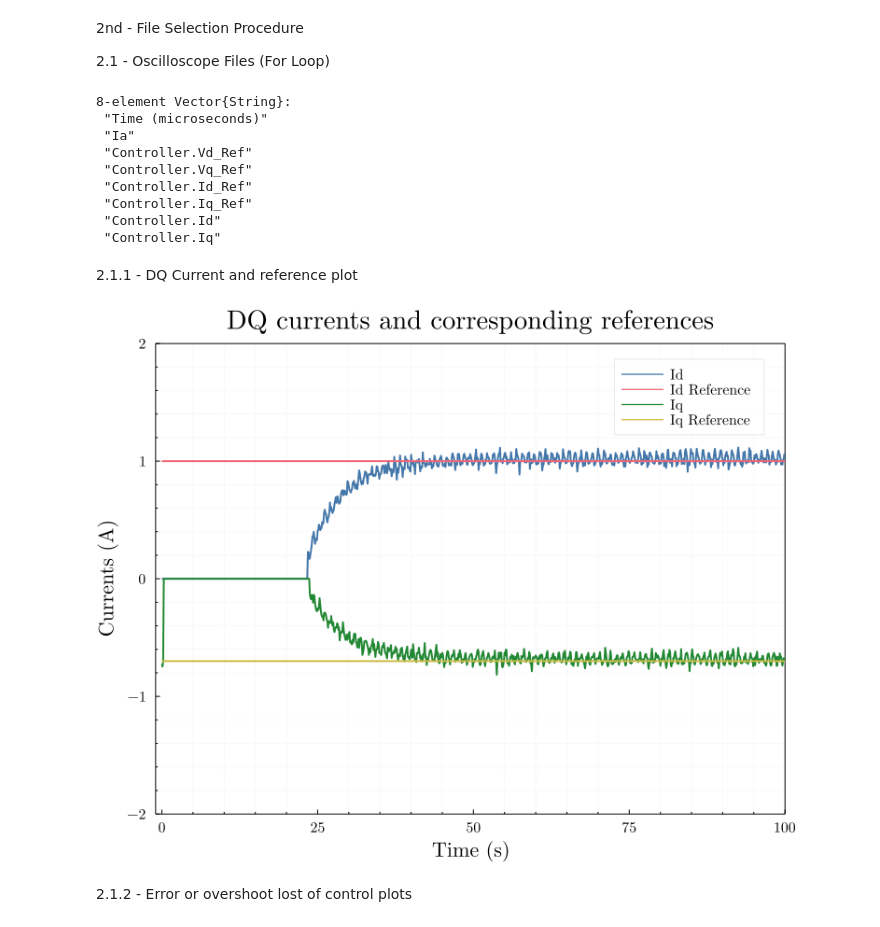
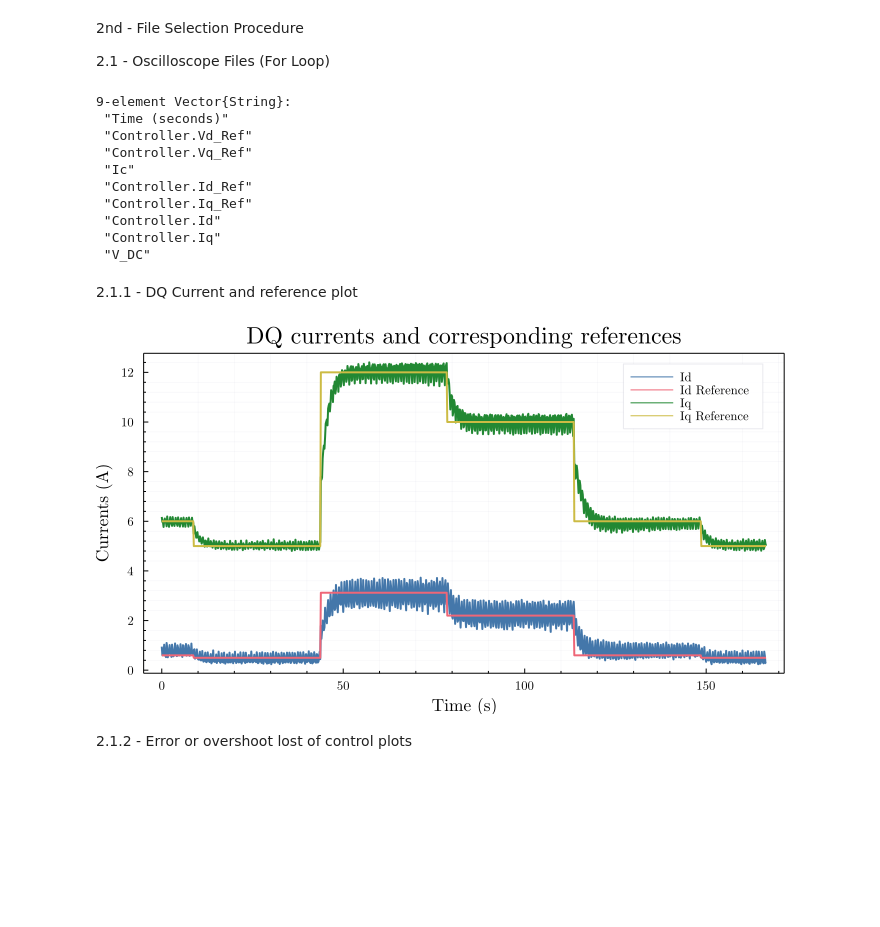
Before and after one commit to 15git-ruimendes/MastersThesis, a Jupyter notebook: Micrium_Ploter.ipynb, the cells around one changed output. Drawn from its saved outputs; the diff is of its cells as text; code cells hidden in the pictures; blank space fills up the shorter version.

Commit message:
Cool L Load graphs

```diff
--- a/Micrium_Ploter.ipynb
+++ b/Micrium_Ploter.ipynb
@@ -21,50 +19,50 @@ scalefontsizes(1.3)
 
 2.1 - Oscilloscope Files (For Loop)
 # %%
-FileNumber = 600;
-#FilePathType = "C:\\Users\\Rui Mendes\\Desktop\\Oscilloscope_Record_" * string(FileNumber,base = 10,pad = 4) * ".csv"
+FileNumber = 003;
+FilePathType = "C:\\Users\\Rui Mendes\\Desktop\\Oscilloscope_Record_" * string(FileNumber,base = 10,pad = 3) * ".csv"
 #FilePathType = "C:\\Users\\Rui Mendes\\Desktop\\StepResponse.csv"
-FilePathType = "C:\\Users\\Rui Mendes\\Desktop\\Oscilloscope_Record_Up.csv"
+#FilePathType = "C:\\Users\\Rui Mendes\\Desktop\\Oscilloscope_Record_Up.csv"
+#FilePathType = "CSVs\\Oscilloscope_Record_000_MULTI_REF_MOD_PI_WORKING.csv"
 Data = DataFrame(CSV.File(FilePathType,header = 1, delim = ","));
 names(Data)
 # %% [output]
-8-element Vector{String}:
- "Time (microseconds)"
- "Ia"
+9-element Vector{String}:
+ "Time (seconds)"
  "Controller.Vd_Ref"
  "Controller.Vq_Ref"
+ "Ic"
  "Controller.Id_Ref"
  "Controller.Iq_Ref"
  "Controller.Id"
  "Controller.Iq"
+ "V_DC"
 # %% [markdown]
 2.1.1 - DQ Current and reference plot
 # %%
-Time = Data."Time (microseconds)" * 1e-6;
+Time = Data."Time (seconds)";
 
 IdRef = Data."Controller.Id_Ref";
 Id = Data."Controller.Id";
 IqRef = Data."Controller.Iq_Ref";
 Iq = Data."Controller.Iq";
 
 p1 = plot(Time,Id, label = "Id");
 p1 = plot!(Time,IdRef,label = "Id Reference");
 p1 = plot!(title = "DQ currents and corresponding references");
-p1 = plot!(ylabel = "Currents (A)");
+p1 = plot!(ylabel = "Current (A)");
 
 p1 = plot!(Time,Iq, label = "Iq");
 p1 = plot!(Time,IqRef, label = "Iq Reference");
 p1 = plot!(xlabel = "Time (s)");
 p1 = plot!(ylabel = "Currents (A)");
-p1 = plot!(xlims = (-1,100));
-p1 = plot!(ylims = (-2,2));
 
-plot(p1)
-plot!(size = (750,600))
+plot(p1,xguidefontsize=11,yguidefontsize=11)
+plot!(size = (700,390))
 #plot(p1,p2,layout = (2,1))
 plot!(fmt = :pdf)
 # %% [output]
-[figure, old version]
+[figure, new version]
 # %% [markdown]
 2.1.2 - Error or overshoot lost of control plots
 # %%
```
Also changed, not shown: parts of 3 cells of this notebook, 4 other files.
